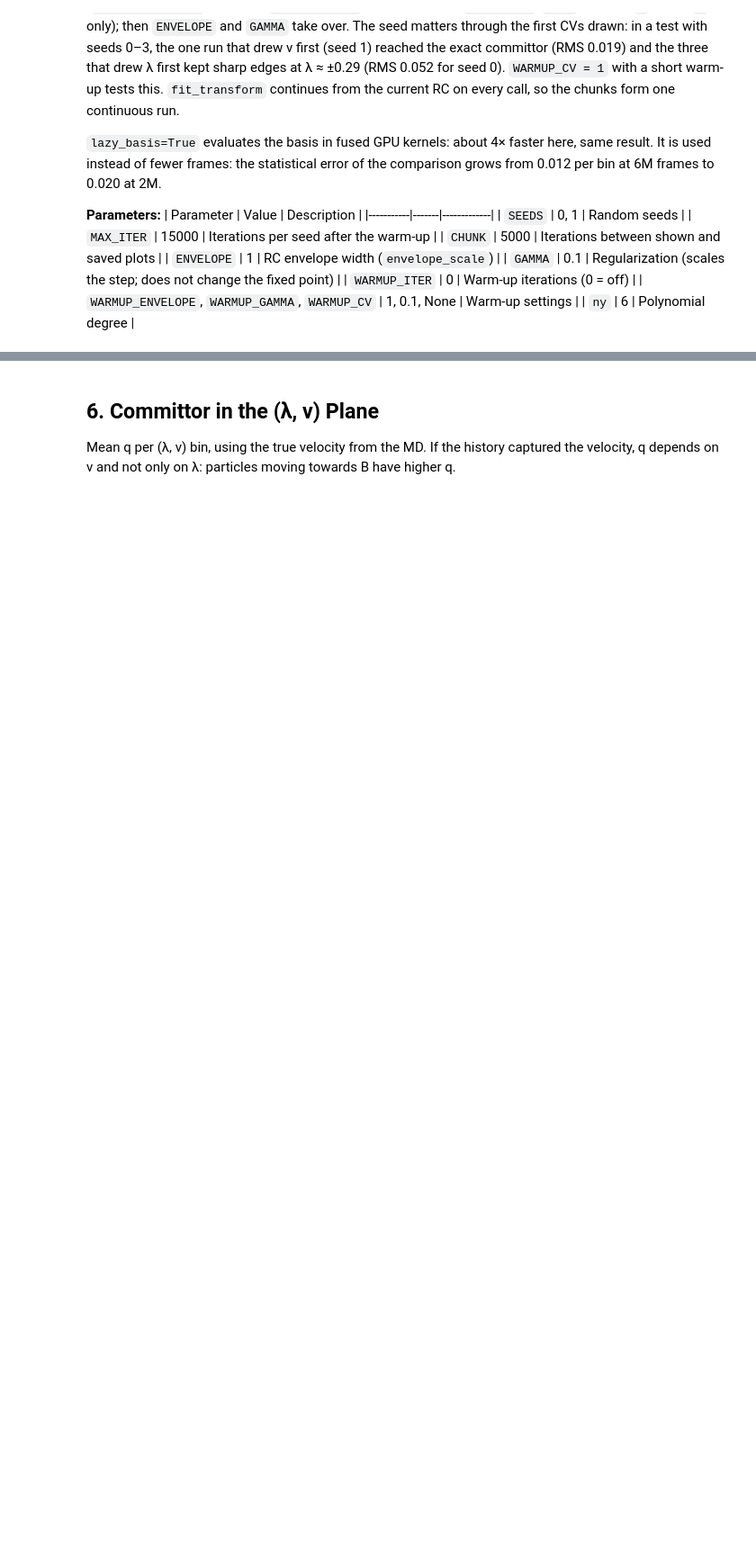
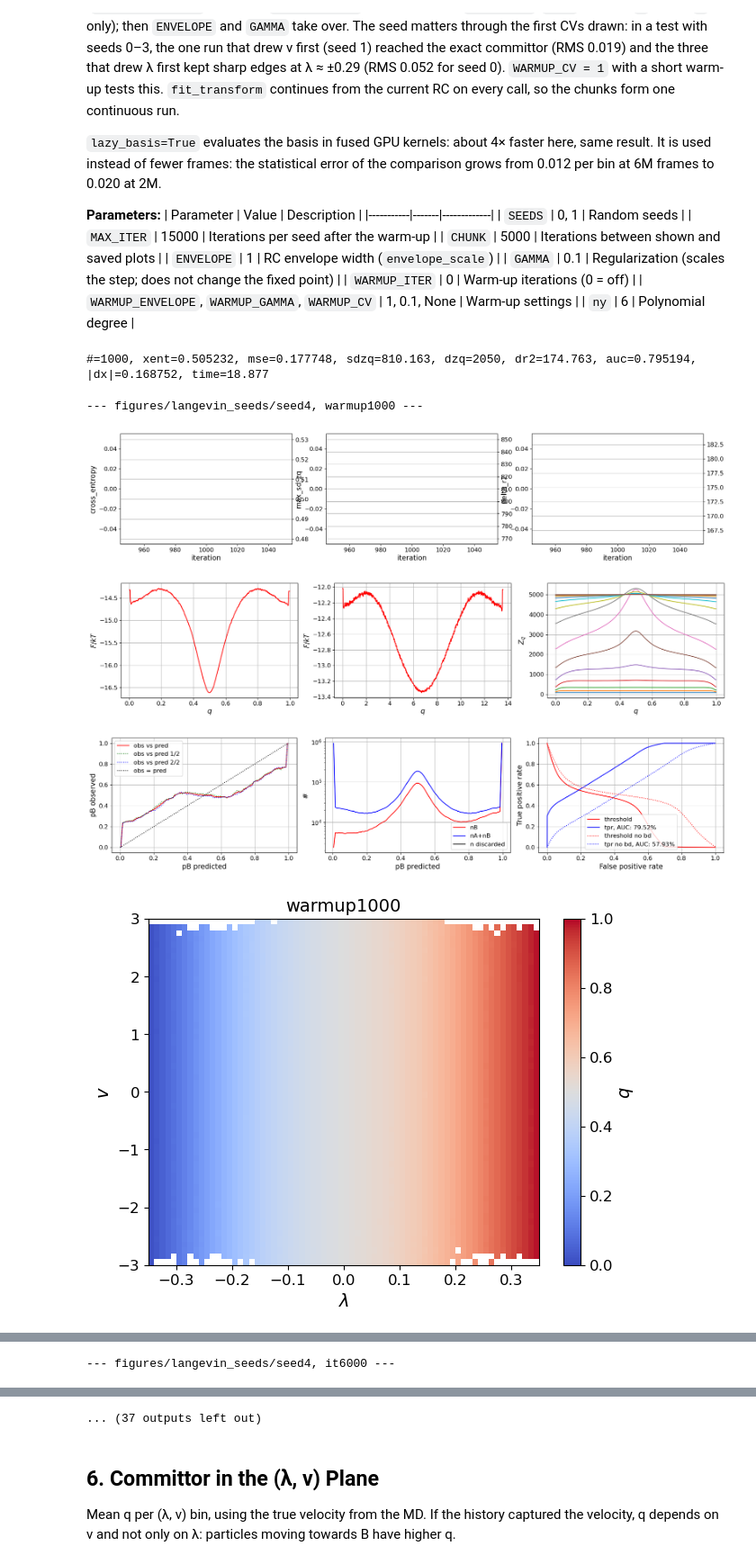
Before and after one commit to Eli4sW1ls/optimalrcs, a Jupyter notebook: examples/base_documented_1d_langevin.ipynb, the cells around one changed output, grey strips where cells are left out. Shown at 90% size. Drawn from its saved outputs; the diff is of its cells as text; code cells hidden in the pictures; blank space fills up the shorter version.

Commit message:
langevin well gradual envelope

```diff
--- a/examples/base_documented_1d_langevin.ipynb
+++ b/examples/base_documented_1d_langevin.ipynb
@@ -85,19 +85,19 @@ The fit is repeated for every seed in `SEEDS` (the seed sets which CV and envelo
 import os
 from scipy.interpolate import RegularGridInterpolator
 
-SEEDS = [0, 1]
+SEEDS = [4, 5]
 MAX_ITER = 15000
 CHUNK = 5000
 OUT = 'figures/langevin_seeds'
 
-ENVELOPE = 1                       # envelope_scale for the main run
+ENVELOPE = 0.01                       # envelope_scale for the main run
 GAMMA = 0.1                        # regularization strength for the main run
 # Optional warm-up: the first WARMUP_ITER iterations of every seed use their own envelope, gamma
 # and CV choice, then the main settings take over. WARMUP_ITER = 0 switches it off.
-WARMUP_ITER = 0
+WARMUP_ITER = 1000
 WARMUP_ENVELOPE = 1
 WARMUP_GAMMA = 0.1
-WARMUP_CV = None                   # None: random CV as in the main run; 0: lambda only; 1: v only
+WARMUP_CV = 0                   # None: random CV as in the main run; 0: lambda only; 1: v only
 Y = cp.asarray(np.c_[lam, v])      # CVs: lambda and the recorded velocity
 
 # brute-force reference q(x, v), for the progress printout
@@ -143,31 +143,38 @@ for seed in SEEDS:
         i_traj=i_traj,
         t_traj=t_traj,
     )
     if WARMUP_ITER > 0:
         optimalrcs.envelope_scale = WARMUP_ENVELOPE
         comp_y = (lambda: Y[:, np.random.randint(2)]) if WARMUP_CV is None else (lambda: Y[:, WARMUP_CV])
-        q.fit_transform(comp_y, gamma=WARMUP_GAMMA, ny=6, max_iter=WARMUP_ITER, print_step=1000,
+        q.fit_transform(comp_y, gamma=WARMUP_GAMMA, ny=6, max_iter=WARMUP_ITER, print_step=WARMUP_ITER,
                         save_min_delta_zq=False, lazy_basis=True)
         r = save_plots(q, folder, f'warmup{WARMUP_ITER}')
         print(f'seed {seed}, warm-up {WARMUP_ITER} iterations: RMS(fit - exact) per frame '
               f'{np.sqrt(np.mean((r[free] - q_exact[free]) ** 2)):.4f}', flush=True)
     optimalrcs.envelope_scale = ENVELOPE
     for done in range(CHUNK, MAX_ITER + 1, CHUNK):
         q.fit_transform(
             lambda: Y[:, np.random.randint(2)],
             gamma=GAMMA,
             ny=6,
             max_iter=CHUNK,
             print_step=1000,
             save_min_delta_zq=False,
             lazy_basis=True,
         )
         r = save_plots(q, folder, f'it{WARMUP_ITER + done}')
         rms = np.sqrt(np.mean((r[free] - q_exact[free]) ** 2))
         print(f'seed {seed}, {WARMUP_ITER + done} iterations: RMS(fit - exact) per frame {rms:.4f}, plots in {folder}', flush=True)
     np.save(f'{folder}/q_traj.npy', r.astype(np.float32))
     results[seed] = r
 
 # Final RMS per seed (the plots of every chunk are shown above)
 for seed, r in results.items():
     print(f'seed {seed}: RMS(fit - exact) per frame {np.sqrt(np.mean((r[free] - q_exact[free]) ** 2)):.4f}')
+# %% [output]
+#=1000, xent=0.505232, mse=0.177748, sdzq=810.163, dzq=2050, dr2=174.763, auc=0.795194, |dx|=0.168752, time=18.877
+--- figures/langevin_seeds/seed4, warmup1000 ---
+[figure, added]
+[figure, added]
+[figure, added]
+[figure, added]
@@ -173,0 +187 @@ for seed, r in results.items():
+--- figures/langevin_seeds/seed4, it6000 ---
@@ -174,3 +192,4 @@ for seed, r in results.items():
+... (37 outputs left out)
 # %% [markdown]
 ## 6. Committor in the (λ, v) Plane
 
```
Also changed, not shown: parts of 2 cells of this notebook, 57 other files.
